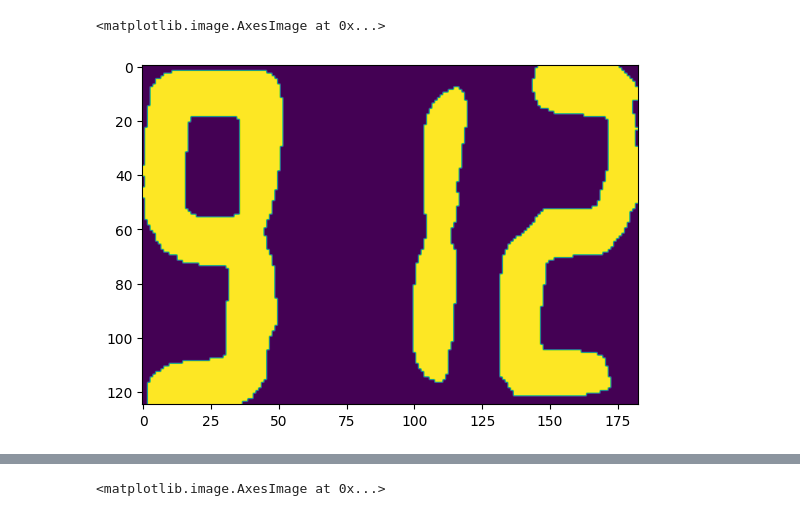
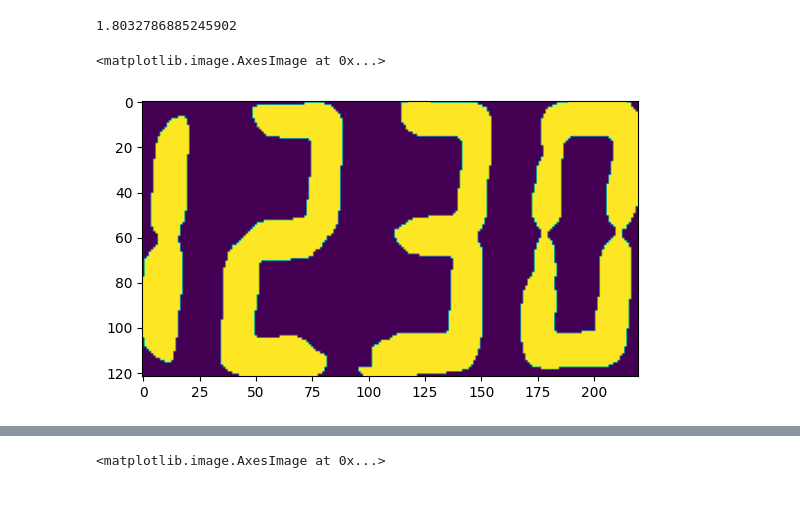
Before and after one commit to RyuichiShinseiB/ExtractDigit, a Jupyter notebook: notebook/extracting_from_image.ipynb, the cells around one changed output, grey strips where cells are left out. Saved outputs shown, nothing was run; the diff lists cells and outputs as text; code cells hidden in the pictures.

Commit message:
tried any images

```diff
--- a/notebook/extracting_from_image.ipynb
+++ b/notebook/extracting_from_image.ipynb
@@ -25,5 +108,5 @@ def cv2_imshow(img: np.ndarray) -> None:
 # %%
-src_img = cv2.imread("../data/src_images/IMG_20240708_132157_339.jpg")
+src_img = cv2.imread("../data/src_images/IMG_20240708_132157_024.jpg")
 img = cv2.cvtColor(src_img, cv2.COLOR_BGR2RGB)
 cv2_imshow(img)
 # %% [output]
@@ -163,18 +164,14 @@ def extract_contours(
     base_img: np.ndarray | None,
     filter_: Callable[[cv2t.MatLike], bool] | None = None,
 ) -> Sequence[cv2.typing.MatLike]:
-    contours = cv2.findContours(src_img, cv2.RETR_TREE, cv2.CHAIN_APPROX_SIMPLE)[0]
+    contours = cv2.findContours(src_img, cv2.RETR_CCOMP, cv2.CHAIN_APPROX_SIMPLE)[0]
     if filter_ is not None:
         contours = list(filter(filter_, contours))
     if base_img is not None:
         drawing = cv2.cvtColor(base_img, cv2.COLOR_GRAY2RGB)
-        min_aspect = 2.3
-        max_aspect = 5.5
         for i, contour in enumerate(contours):
             x, y, width, height = cv2.boundingRect(contour)
             aspect = calc_aspect(width, height)
-            # if aspect > max_aspect or aspect < min_aspect:
-            #     continue
             cv2.rectangle(drawing, (x, y), (x + width, y + height), (0, 255, 0))
             cv2.putText(
                 drawing,
@@ -192,4 +189,5 @@ def extract_contours(
 
 
 contours = extract_contours(close, croped_image)
+print(len(contours))
 # %% [output]
@@ -205,10 +200,15 @@ filtered_contours = list(
         # lambda x: is_over_area(x, 1000) and is_inner_aspect(x, 5.5, 2),
         # lambda x: calc_bb_fill_ratio(x) > 0.4,
         lambda x: is_longer_than_width(x)
-        and calc_bb_fill_ratio(x) > 0.4
-        and is_inner_aspect(x, 6, 1.5),
+            and calc_bb_fill_ratio(x) > 0.3
+            and calc_bb_img_ratio(x, croped_image) > 3e-3
+            and is_inner_aspect(x, 6, 1.3),
         contours,
     )
 )
 print(len(filtered_contours))
+drawing = cv2.cvtColor(croped_image, cv2.COLOR_GRAY2RGB)
+for i in range(len(filtered_contours)):
+    drawing = cv2.drawContours(drawing, filtered_contours, i, 255)
+plt.imshow(drawing)
 # %% [output]
@@ -235,22 +239,26 @@ plt.imshow(masked)
 # %%
 def get_bounding_box(img: np.ndarray) -> tuple[tuple[int, int], tuple[int, int]]:
     # 非ゼロの位置を取得
     nonzero = np.argwhere(img != 0)
     top, left = np.min(nonzero, 0)
     bottom, right = np.max(nonzero, 0)
     return (left, top), (right, bottom)
 
 
 def remove_margins(img: np.ndarray) -> np.ndarray:
     (left, top), (right, bottom) = get_bounding_box(img)
     return img[
         top:bottom,
         left:right,
     ]
 
 
 margin_removed_img = remove_margins(masked)
+w, h = margin_removed_img.shape[:2]
+aspect = calc_aspect(w, h)
+print(aspect)
 plt.imshow(margin_removed_img)
 # %% [output]
-<matplotlib.image.AxesImage at 0x...>
+1.8032786885245902
+<matplotlib.image.AxesImage at 0x...>
-[figure, old version]
+[figure, new version]
```
Also changed, not shown: parts of 17 cells of this notebook.
